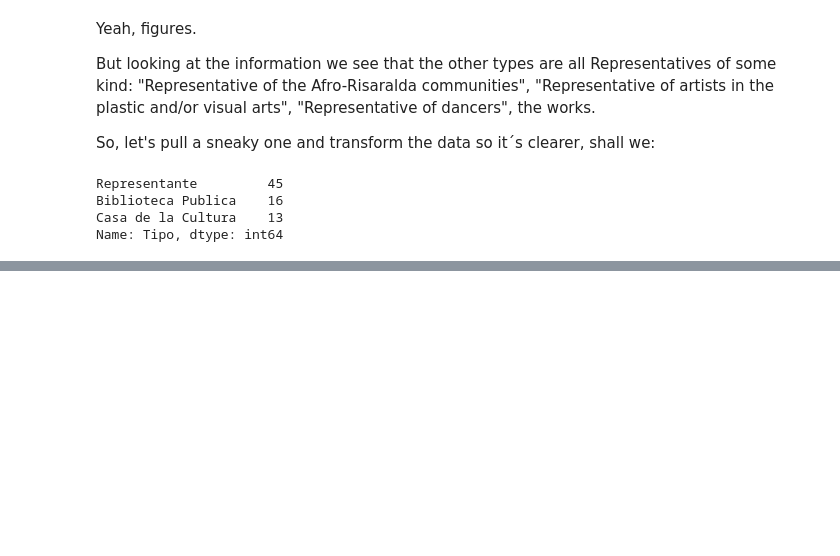
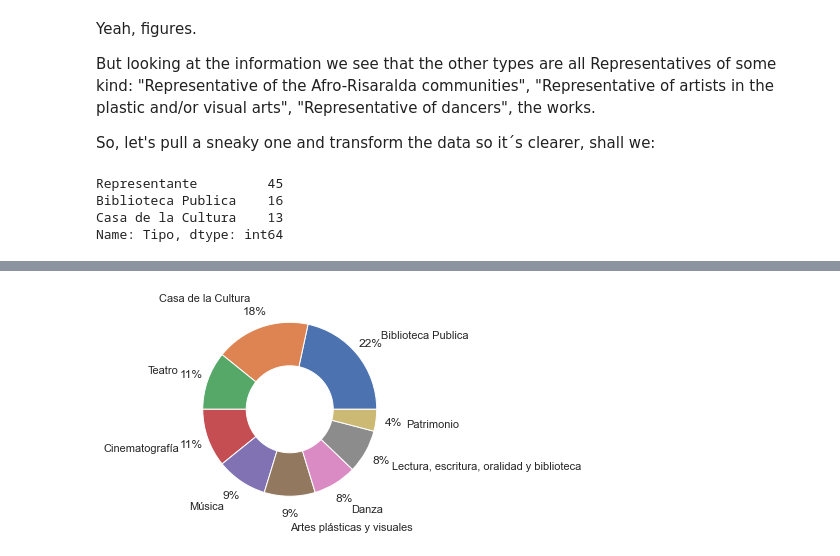
Before and after one commit to JhoaoAle/CultureCenters, a Jupyter notebook: CC_Analysis.ipynb, the cells around one changed output, grey strips where cells are left out. Drawn from its saved outputs; the diff is of its cells as text; code cells hidden in the pictures; blank space fills up the shorter version.

```diff
--- a/CC_Analysis.ipynb
+++ b/CC_Analysis.ipynb
@@ -216,9 +216,10 @@ But looking at the information we see that the other types are all Representativ
 
 So, let's pull a sneaky one and transform the data so it´s clearer, shall we:
 # %%
-df.loc[df.apply(lambda df: "Representante" in df['Tipo'], axis=1), 'Tipo'] = "Representante"
+df1 = df
+df1.loc[df.apply(lambda df1: "Representante" in df1['Tipo'], axis=1), 'Tipo'] = "Representante"
 #df[df.apply(lambda df: "Representante" in df['Tipo'], axis=1)]
-cc_count3 = df["Tipo"].value_counts()
+cc_count3 = df1["Tipo"].value_counts()
 cc_count3
 # %% [output]
 Representante         45
@@ -244,0 +287,6 @@ Much better
+# %%
+#Assigning DIRECCIÓN to Tipo in the case of Representante
+df1.loc[df.apply(lambda df1: "Representante" in df1['Tipo'], axis=1), 'Tipo'] = df1['DIRECCIÓN']
+#df[df.apply(lambda df: "Representante" in df['Tipo'], axis=1)]
+cc_count3 = df1["Tipo"].value_counts()
+cc_count3
@@ -244,0 +304,10 @@ Much better
+# %%
+gph = df1["Tipo"].value_counts().plot(kind='pie', autopct='%.0f%%',pctdistance=1.2, labeldistance=1.351)
+
+circle = plt.Circle( (0,0), 0.5, color='white')
+p=plt.gcf()
+p.gca().add_artist(circle)
+gph.set(ylabel=None)
+plt.show()
+# %% [output]
+[figure, added]
```
Also changed, not shown: parts of 12 cells of this notebook.
